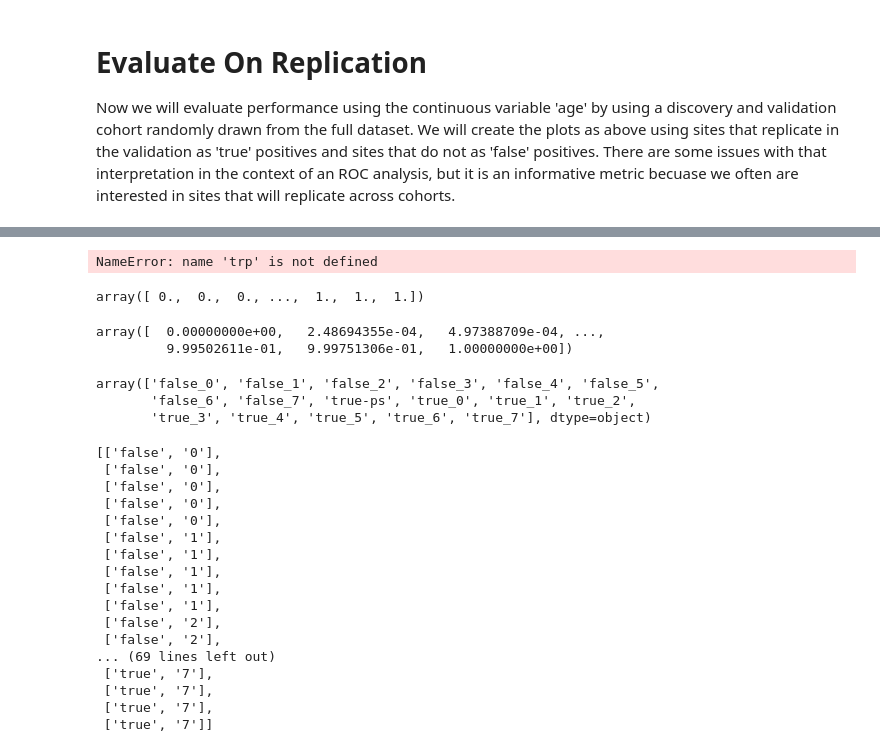
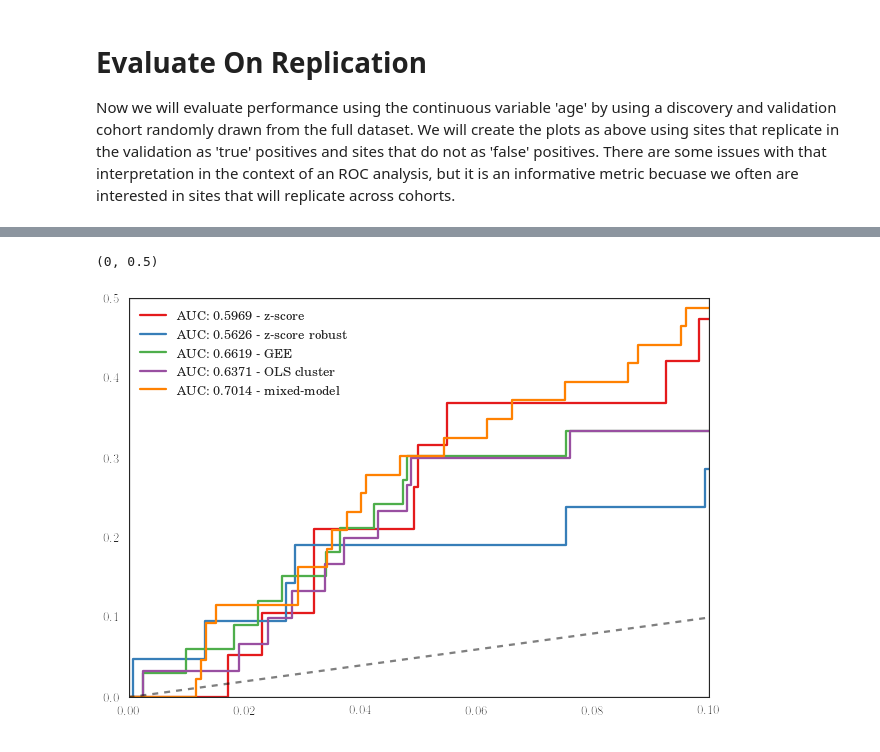
Before and after one commit to brentp/crystal, a Jupyter notebook: notebooks/crystal-methods-evaluation.ipynb, the cells around one changed output, grey strips where cells are left out. Saved outputs shown, nothing was run; the diff lists cells and outputs as text; code cells hidden in the pictures.

```diff
--- a/notebooks/crystal-methods-evaluation.ipynb
+++ b/notebooks/crystal-methods-evaluation.ipynb
@@ -245,20 +243,20 @@ _ = plot_alphas(oresults)
 
 Now we will evaluate performance using the continuous variable 'age' by using a discovery and validation cohort randomly drawn from the full dataset. We will create the plots as above using sites that replicate in the validation as 'true' positives and sites that do not as 'false' positives. There are some issues with that interpretation in the context of an ROC analysis, but it is an informative metric becuase we often are interested in sites that will replicate across cohorts.
 # %%
-np.random.seed(15)
-Nrep = 48
+np.random.seed(16)
+Nrep = 72
 # limit by gender ...
 F = covs_full.query('gender == "F"')
 M = covs_full.query('gender == "M"')
 # choose from Nrep / 8 to make sure we can get enough males and females.
-discovery_plates = np.random.choice(M.plate.unique(), Nrep / 8, replace=False)
+discovery_plates = np.random.choice(M.plate.unique(), Nrep / 5, replace=False)
 
 # then limit discovery cohort to come from same 2 plates
 disM = M[M.plate.isin(discovery_plates)]
 disF = F[F.plate.isin(discovery_plates)]
 
 # now get replication cohort from 2 plates not in the discovery_plates
-replication_plates = np.random.choice(np.setdiff1d(M.plate.unique(), discovery_plates), Nrep / 8, replace=False)
+replication_plates = np.random.choice(np.setdiff1d(M.plate.unique(), discovery_plates), Nrep / 5, replace=False)
 repM = M[M.plate.isin(replication_plates)]
 repF = F[F.plate.isin(replication_plates)]
 
@@ -292,9 +280,10 @@ replication_clusters = list(crystal.regions.region_cluster_gen(feats, cluster_be
 # %%
 coef = 'age'
-assert len(replication_clusters) == len(discovery_clusters)
+# note that we send in the features for the replication, NOT the clusters
+replication_feats = list(feature_gen(methylation_file, replication_covs.index))
 
-reps = [evaluate_replication(discovery_clusters, replication_clusters,
+reps = [evaluate_replication(discovery_clusters, replication_feats,
                              discovery_covs, replication_covs,
-                             model + " + plate", coef, fn, pool=pool, kwargs=kw)
+                             model, coef, fn, pool=pool, kwargs=kw)
                        for (fn, model, kw) in zip(methods, models, kwargs)]
 # %% [output]
@@ -344,39 +291,10 @@ dtype: int64
-# %%
-trp
-# %% [output]
-NameError: name 'trp' is not defined
-# %%
-tpr
-# %% [output]
-array([ 0.,  0.,  0., ...,  1.,  1.,  1.])
-# %%
-fpr
-# %% [output]
-array([  0.00000000e+00,   2.48694355e-04,   4.97388709e-04, ...,
-         9.99502611e-01,   9.99751306e-01,   1.00000000e+00])
-# %%
-results.variable.unique()
-# %% [output]
-array(['false_0', 'false_1', 'false_2', 'false_3', 'false_4', 'false_5',
-       'false_6', 'false_7', 'true-ps', 'true_0', 'true_1', 'true_2',
-       'true_3', 'true_4', 'true_5', 'true_6', 'true_7'], dtype=object)
-# %%
-[(x.split("_")) for x in results['variable']]
-# %% [output]
-[['false', '0'],
- ['false', '0'],
- ['false', '0'],
- ['false', '0'],
- ['false', '0'],
- ['false', '1'],
- ['false', '1'],
- ['false', '1'],
- ['false', '1'],
- ['false', '1'],
- ['false', '2'],
- ['false', '2'],
-... (69 lines left out)
- ['true', '7'],
- ['true', '7'],
- ['true', '7'],
- ['true', '7']]
+# %%
+fig, ax = plt.subplots(1)
+from sklearn.metrics import roc_curve, auc
+
+plot_replication_roc(ax, reps, colors, clean_methods)
+ax.set_xlim(0, 0.1)
+ax.set_ylim(0, 0.5)
+# %% [output]
+(0, 0.5)
+[figure, added]
```
Also changed, not shown: parts of 10 cells of this notebook, 2 other files.
